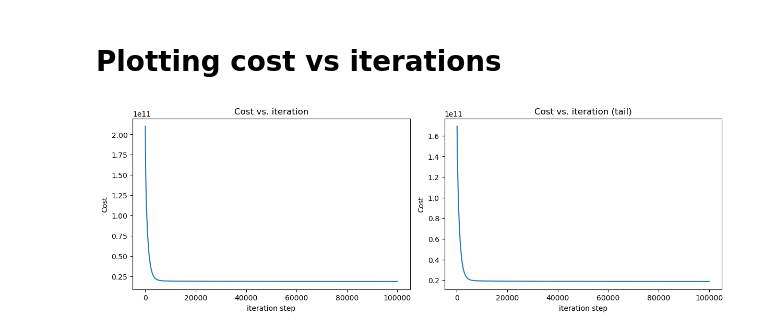
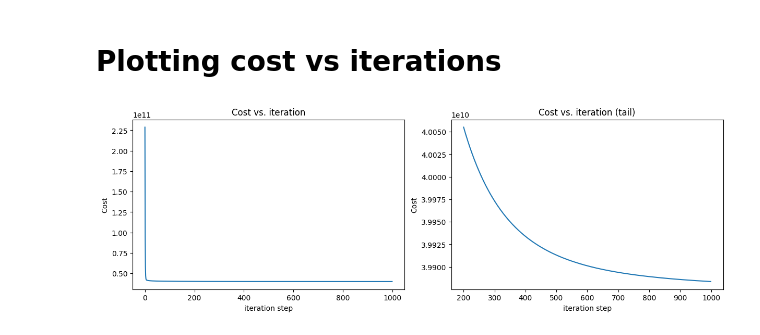
Before and after one commit to a-h-i/house-sale-king-county, a Jupyter notebook: regression.ipynb, the cells around one changed output. Saved outputs shown, nothing was run; the diff lists cells and outputs as text; code cells hidden in the pictures.

Commit message:
added pytorch and replaced for loops with linear algebra

```diff
--- a/regression.ipynb
+++ b/regression.ipynb
@@ -23,9 +28,9 @@ dataSquared.rename(lambda c: f"{c} squared", inplace=True, axis='columns')
 dataCubed = data.pow(3)
 dataCubed.rename(lambda c: f"{c} cubed", inplace=True, axis='columns')
 
-engineeredData = data.join(dataSquared).join(dataCubed)
-
-engineeredData[0:5]
+# engineeredData = data.join(dataSquared).join(dataCubed)
+engineeredData = data.join(dataSquared)
+engineeredData.head(5)
 # %% [output]
 |  | bedrooms | bathrooms | sqft_living | sqft_lot | floors | waterfront | view | condition | grade | ... |
 | 0 | 3 | 1.00 | 1180 | 5650 | 1.0 | 0 | 0 | 3 | 7 | ... |
@@ -47,10 +52,10 @@ for column in engineeredData.columns:
 We have split the data into two halves, the first half will be the training data. Matrix trainingSamples contains our examples. Each row is an example and each column is a feature. Vector trainingLabels contains the labels for our training set.
 # %%
 total_rows = len(engineeredData)
-trainingSetRows = total_rows // 2
-trainingSamples = engineeredData[0:trainingSetRows].copy()
-trainingLabels = labels[0:trainingSetRows].copy()
-
+trainingSetRows = int(total_rows * 0.7)
+# TODO: Shuffle data before splitting train/test
+trainingSamples = engineeredData[:trainingSetRows].values
+trainingLabels = labels[:trainingSetRows].values[:, None]
 print(f"trainingSamples shape: {trainingSamples.shape}")
 print(f"trainingLabels shape: {trainingLabels.shape}")
 # %% [output]
@@ -109,0 +67,24 @@ Final cost: 18653160141.11583
+# %%
+trainingSamples = torch.from_numpy(trainingSamples).to(torch.float32).to(device)
+trainingLabels = torch.from_numpy(trainingLabels).to(torch.float32).to(device)
+# %%
+alpha = 1e-2
+iterations = 1_000
+batch_size = 512
+model = torch.nn.Linear(trainingSamples.shape[1], 1, device=device)
+j_history = []
+optimizer = torch.optim.SGD(model.parameters(), alpha)
+loss_fn = torch.nn.MSELoss()
+for _ in (prog_bar := notebook.trange(iterations, desc="learning")):
+    epoch_loss = []
+    for i in range(0, len(trainingLabels), batch_size):
+        X = trainingSamples[i:i+batch_size]
+        y = trainingLabels[i:i+batch_size]
+        optimizer.zero_grad()
+        prediction = model.forward(X)
+        loss = loss_fn.forward(prediction, y)
+        loss.backward()
+        optimizer.step()
+        epoch_loss.append(loss.item())
+    j_history.append(sum(epoch_loss) / len(epoch_loss))  # Save cost J at each iteration
+    prog_bar.set_description(f"loss: {j_history[-1]:.2f}")
@@ -110,14 +93,13 @@ Final cost: 18653160141.11583
 # %% [markdown]
 # Plotting cost vs iterations
 # %%
-
-
 fig, (ax1, ax2) = plt.subplots(1, 2, constrained_layout=True, figsize=(12, 4))
 ax1.plot(j_history)
-ax2.plot(100 + np.arange(len(j_history[100:])), j_history[100:])
+tail_length = 200
+ax2.plot(np.arange(tail_length, len(j_history)), j_history[tail_length:])
 ax1.set_title("Cost vs. iteration");  ax2.set_title("Cost vs. iteration (tail)")
 ax1.set_ylabel('Cost')             ;  ax2.set_ylabel('Cost')
 ax1.set_xlabel('iteration step')   ;  ax2.set_xlabel('iteration step')
 plt.show()
 # %% [output]
-[figure, old version]
+[figure, new version]
```
Also changed, not shown: parts of 12 cells of this notebook, 3 other files.
